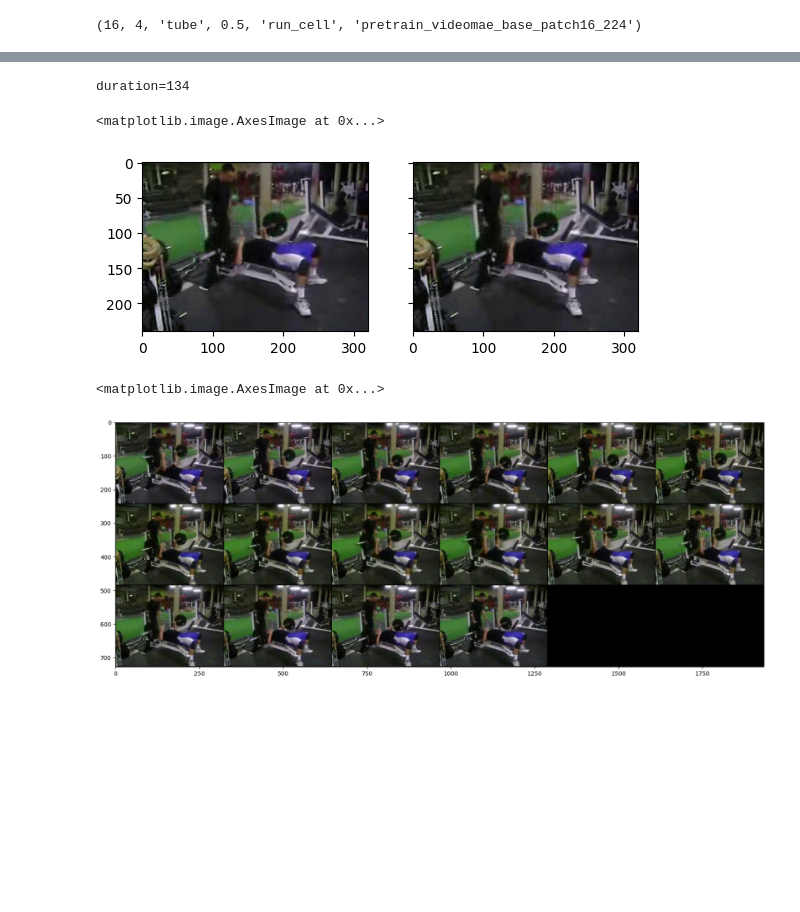
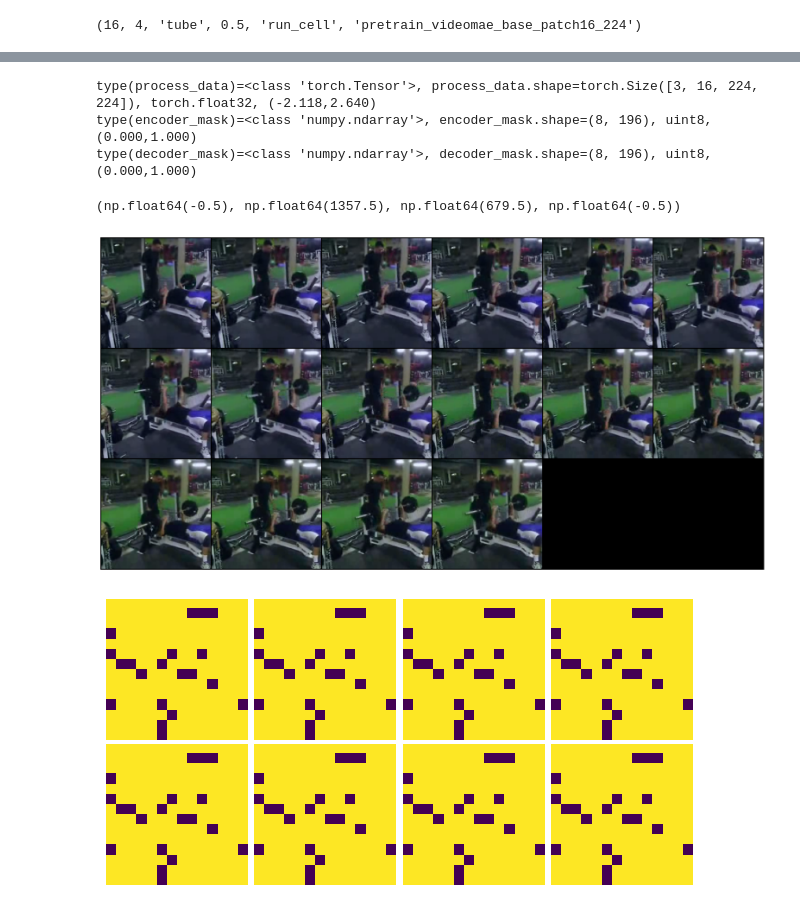
Before and after one commit to s-reaungamornrat/computer_vision, a Jupyter notebook: video_mae/notebook/HybridVideoMAEDataset.ipynb, the cells around one changed output, grey strips where cells are left out. Saved outputs shown, nothing was run; the diff lists cells and outputs as text; code cells hidden in the pictures; blank space fills up the shorter version.

Commit message:
dev: video_mae/models: develop and unit test video-mae models for both pretraining and finetuning

```diff
--- a/video_mae/notebook/HybridVideoMAEDataset.ipynb
+++ b/video_mae/notebook/HybridVideoMAEDataset.ipynb
@@ -70,40 +66,15 @@ args.window_size=(8, 14, 14), args.mask_ratio=0.9
 # %%
+transform = DataAugmentationForVideoMAEv2(args)
 dataset=HybridVideoMAE(root=args.data_root, setting=args.data_path, train=True, test_mode=False, name_pattern=args.fname_tmpl,
                        video_ext='avi', is_color=True, modality='rgb', num_segments=1, num_crop=1, new_length=args.num_frames,
-                       new_step=args.sampling_rate, transform=None, temporal_jitter=False, lazy_init=False, num_sample=args.num_sample)
+                       new_step=args.sampling_rate, transform=transform, temporal_jitter=False, lazy_init=False, num_sample=args.num_sample)
 # %%
 index=890
-# def __getitem__(self, index):
-try:
-    video_name, label=dataset.clips[index]
-    dataset.skip_length=dataset.orig_skip_length
-    dataset.new_step=dataset.orig_new_step
-
-    decord_vr=dataset.video_loader(video_name)
-    duration=len(decord_vr) #number of total frames
-    print(f"{duration=}")
-    segment_indices,skip_offsets=dataset._sample_train_indices(duration)
-    frame_id_list=dataset.get_frame_id_list(duration, segment_indices, skip_offsets)
-    video_data=decord_vr.get_batch(frame_id_list).asnumpy() # (num_frames, H, W, C) where C is the number of channels
-    images=[Image.fromarray(video_data[vid,]) for vid in range(len(frame_id_list))] # convert each frame to PIL.Image
-except Exception as e:
-    print(f"Failed to load video from {video_name} with error {e}")
-    index=np.random.randint(0, len(dataset.clips))
-    # return dataset.__getitem__(index)
-
-# if dataset.num_sample>1: # get multiple augmented clips from the same extracted video clip
-#     process_data_list, encoder_mask_list, decoder_mask_list=[],[],[]
-#     for _ in range(dataset.num_sample):
-#         process_data, encoder_mask, decoder_mask=dataset.transform((images, None))
-#         process_data=process_data.view((dataset.new_length, 3)+process_data.size()[-2:]).transpose(0,1) # (T,C,H,W)->(C,T,H,W)
-#         process_data_list.append(process_data)
-#         encoder_mask_list.append(encoder_mask)
-#         decoder_mask_list.append(decoder_mask)
-#     return process_data_list, encoder_mask_list, decoder_mask_list
-# else:
-#     process_data, encoder_mask, decoder_mask=dataset.transform((images, None))
-#     # (T*C,H,W)->(T,C,H,W)->(C,T,H,W)
-#     process_data=process_data.view((dataset.new_length,3)+process_data.size()[-2:]).transpose(0,1)
-#     return process_data, encoder_mask, decoder_mask
+process_data, encoder_mask, decoder_mask=dataset[index]
+print(f"{type(process_data)=}, {process_data.shape=}, {process_data.dtype}, ({process_data.min().item():.3f},{process_data.max().item():.3f})")
+print(f"{type(encoder_mask)=}, {encoder_mask.shape=}, {encoder_mask.dtype}, ({encoder_mask.min().item():.3f},{encoder_mask.max().item():.3f})")
+print(f"{type(decoder_mask)=}, {decoder_mask.shape=}, {decoder_mask.dtype}, ({decoder_mask.min().item():.3f},{decoder_mask.max().item():.3f})")
 # %% [output]
-duration=134
+type(process_data)=<class 'torch.Tensor'>, process_data.shape=torch.Size([3, 16, 224, 224]), torch.float32, (-2.118,2.640)
+type(encoder_mask)=<class 'numpy.ndarray'>, encoder_mask.shape=(8, 196), uint8, (0.000,1.000)
+type(decoder_mask)=<class 'numpy.ndarray'>, decoder_mask.shape=(8, 196), uint8, (0.000,1.000)
@@ -114,13 +81,18 @@ torch.save(video_data, output_dirpath/'extracted_video_data_numpy.pt')
-# %%
-fig, ax=plt.subplots(1, 2, sharex=True, sharey=True)
-ax[0].imshow(x)
-ax[1].imshow(x.convert('RGB'))
-# %% [output]
-<matplotlib.image.AxesImage at 0x...>
-[figure, removed]
-# %%
-fig, ax=plt.subplots(figsize=(20,18))
-ax.imshow(make_grid(torch.from_numpy(video_data).permute(0,3,1,2), nrow=6).permute(1,2,0))
-# %% [output]
-<matplotlib.image.AxesImage at 0x...>
-[figure, removed]
+# %%
+plt.figure(figsize=(20,10))
+plt.imshow(make_grid(process_data.permute(1,0,2,3), normalize=True, nrow=6).permute(1,2,0))
+plt.axis('off')
+# %% [output]
+(np.float64(-0.5), np.float64(1357.5), np.float64(679.5), np.float64(-0.5))
+[figure, added]
+# %%
+mask_tubes=encoder_mask.reshape(args.window_size)
+fig, ax=plt.subplots(2,4,figsize=(6,3))
+for i in range(2):
+    for j in range(4):
+        k=4*i+j
+        ax[i,j].imshow(mask_tubes[k])#, cmap='gray')
+        ax[i,j].axis('off')
+plt.tight_layout(pad=0.5, w_pad=0.5, h_pad=0.5)
+# %% [output]
+[figure, added]
```
Also changed, not shown: parts of 5 cells of this notebook, 13 other files.
